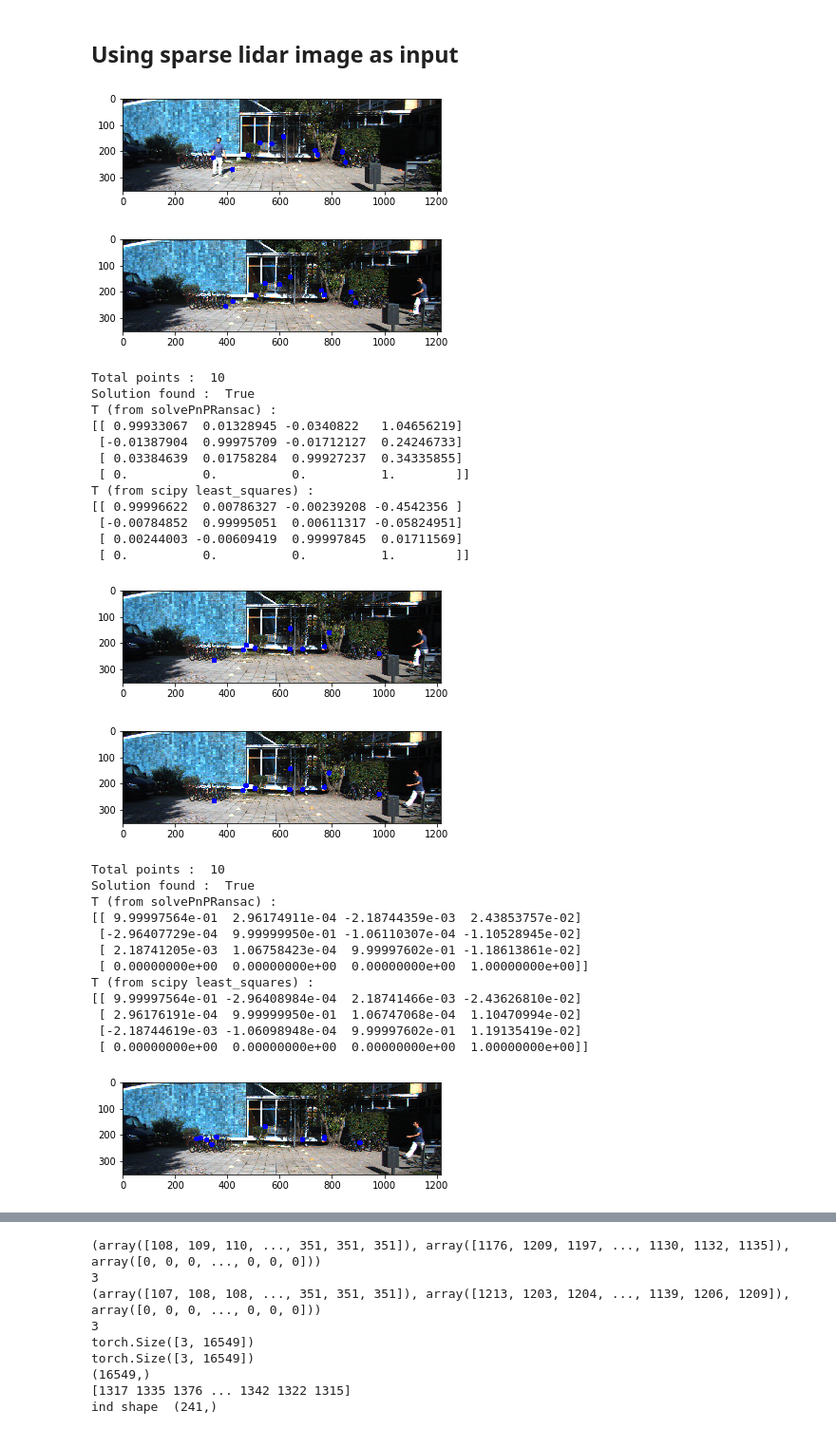
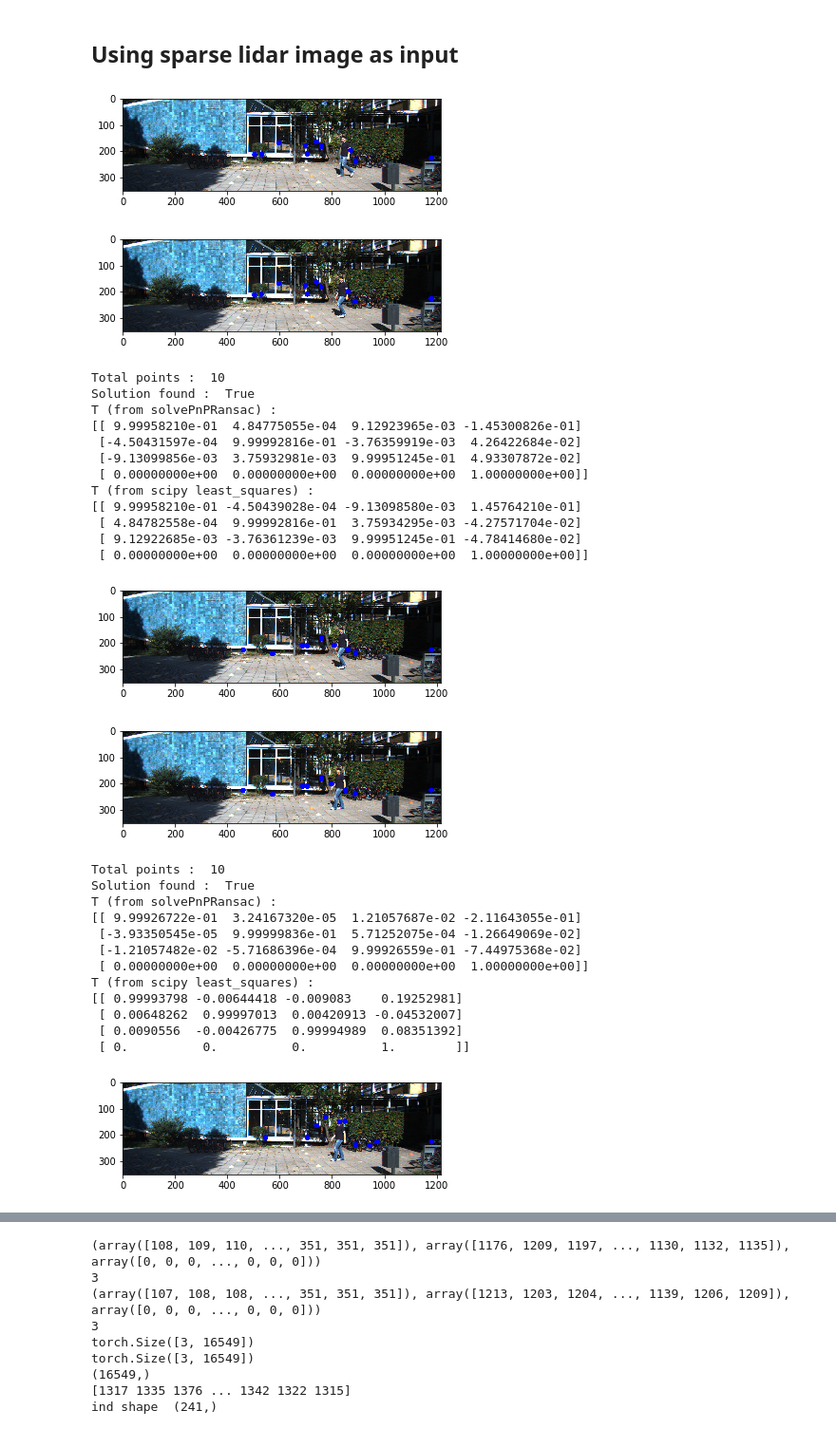
Before and after one commit to Madhan-Sureshbabu/Depth-Completion-from-Low-res-LiDAR-and-monocular-camera, a Jupyter notebook: Visual Odometry (depthCompletion dataset).ipynb, the cells around one changed output, grey strips where cells are left out. Shown at 95% size. Saved outputs shown, nothing was run; the diff lists cells and outputs as text; code cells hidden in the pictures.

```diff
--- a/Visual Odometry (depthCompletion dataset).ipynb
+++ b/Visual Odometry (depthCompletion dataset).ipynb
@@ -21,5 +21,5 @@ lk_params = dict( winSize  = (15,15),
 
 num_frames = 5
 n_features = 45
-data_loader=Data_load(input_line=64, frames=num_frames)
-lidar_frames,gt_frames,img_frames,index_list=data_loader.read_frames(batch=1, if_removal=False, index = 30321 )
+data_loader=Data_load(input_line=16, frames=num_frames)
+lidar_frames,gt_frames,img_frames,index_list=data_loader.read_frames(batch=1, if_removal=False, index = None )
@@ -34,8 +57,6 @@ camera_id = data_loader.img_path[index_list[0]].split('/')[-3]
 for i in range(1,len(scene)) :
     scene_date += '_' + scene[i]
 K = get_calib_file(scene_date,camera_id) # eg: 2011_09_26, image_03
-
-tc = torchCloud(K,lidar_frames.shape[1],lidar_frames.shape[2])
 
 T_list = []
 
@@ -70,59 +91,59 @@ while (frame_id < num_frames-1):
     pts_3d_1 = np.expand_dims(pts_3d_1.astype(np.float32),axis=1)
     pts_2d_2 = np.expand_dims(pts_2d_2.astype(np.float32),axis=1)
     ret = cv2.solvePnPRansac(pts_3d_1,pts_2d_2,P[:3,:3],distCoeffs=None)
 
     print("Solution found : ",ret[0])
 
 #     r = genEulerZXZMatrix(-ret[1][0][0],-ret[1][1][0],-ret[1][2][0])
 #     transf_matrix = np.hstack((r,-ret[2]))
 #     transf_matrix = np.vstack((transf_matrix,np.asarray([0,0,0,1])))
 
     r, _ = cv2.Rodrigues(ret[1])
     transf_matrix = np.hstack((r,ret[2]))
     transf_matrix = np.vstack((transf_matrix,np.array([0,0,0,1])))
     print("T (from solvePnPRansac) : ")
     print(transf_matrix)
     T_list.append(transf_matrix)
 
     pts_3d_1 = np.hstack( (np.squeeze(pts_3d_1), np.ones(( len(pts_3d_1),1) )))
     pts_2d_2 = np.hstack( (np.squeeze(pts_2d_2), np.ones(( len(pts_2d_2),1) )))
 
     dSeed = np.zeros(len(pts_3d_1))
     opt = least_squares(func,dSeed,method='lm',verbose=0,args=(pts_3d_1,pts_2d_2,P))
     R = genEulerZXZMatrix(opt.x[0],opt.x[1],opt.x[2])
     t = np.asarray([[opt.x[3]],[opt.x[4]],[opt.x[5]]])
     T = np.hstack((R,t))
     T = np.vstack((T,np.asarray([[0,0,0,1]])))
     print("T (from scipy least_squares) : ")
     print(T)
     frame_id += 1
 # %% [output]
-[figure, old version]
+[figure, new version]
-[figure, old version]
+[figure, new version]
 Total points :  10
 Solution found :  True
 T (from solvePnPRansac) :
-[[ 0.99933067  0.01328945 -0.0340822   1.04656219]
- [-0.01387904  0.99975709 -0.01712127  0.24246733]
- [ 0.03384639  0.01758284  0.99927237  0.34335855]
- [ 0.          0.          0.          1.        ]]
+[[ 9.99958210e-01  4.84775055e-04  9.12923965e-03 -1.45300826e-01]
+ [-4.50431597e-04  9.99992816e-01 -3.76359919e-03  4.26422684e-02]
+ [-9.13099856e-03  3.75932981e-03  9.99951245e-01  4.93307872e-02]
+ [ 0.00000000e+00  0.00000000e+00  0.00000000e+00  1.00000000e+00]]
 T (from scipy least_squares) :
-[[ 0.99996622  0.00786327 -0.00239208 -0.4542356 ]
- [-0.00784852  0.99995051  0.00611317 -0.05824951]
- [ 0.00244003 -0.00609419  0.99997845  0.01711569]
- [ 0.          0.          0.          1.        ]]
+[[ 9.99958210e-01 -4.50439028e-04 -9.13098580e-03  1.45764210e-01]
+ [ 4.84782558e-04  9.99992816e-01  3.75934295e-03 -4.27571704e-02]
+ [ 9.12922685e-03 -3.76361239e-03  9.99951245e-01 -4.78414680e-02]
+ [ 0.00000000e+00  0.00000000e+00  0.00000000e+00  1.00000000e+00]]
-[figure, old version]
+[figure, new version]
-[figure, old version]
+[figure, new version]
 Total points :  10
 Solution found :  True
 T (from solvePnPRansac) :
-[[ 9.99997564e-01  2.96174911e-04 -2.18744359e-03  2.43853757e-02]
- [-2.96407729e-04  9.99999950e-01 -1.06110307e-04 -1.10528945e-02]
- [ 2.18741205e-03  1.06758423e-04  9.99997602e-01 -1.18613861e-02]
+[[ 9.99926722e-01  3.24167320e-05  1.21057687e-02 -2.11643055e-01]
+ [-3.93350545e-05  9.99999836e-01  5.71252075e-04 -1.26649069e-02]
+ [-1.21057482e-02 -5.71686396e-04  9.99926559e-01 -7.44975368e-02]
  [ 0.00000000e+00  0.00000000e+00  0.00000000e+00  1.00000000e+00]]
 T (from scipy least_squares) :
-[[ 9.99997564e-01 -2.96408984e-04  2.18741466e-03 -2.43626810e-02]
- [ 2.96176191e-04  9.99999950e-01  1.06747068e-04  1.10470994e-02]
- [-2.18744619e-03 -1.06098948e-04  9.99997602e-01  1.19135419e-02]
- [ 0.00000000e+00  0.00000000e+00  0.00000000e+00  1.00000000e+00]]
+[[ 0.99993798 -0.00644418 -0.009083    0.19252981]
+ [ 0.00648262  0.99997013  0.00420913 -0.04532007]
+ [ 0.0090556  -0.00426775  0.99994989  0.08351392]
+ [ 0.          0.          0.          1.        ]]
-[figure, old version]
+[figure, new version]
```
Also changed, not shown: parts of 6 cells of this notebook, 4 other files.
